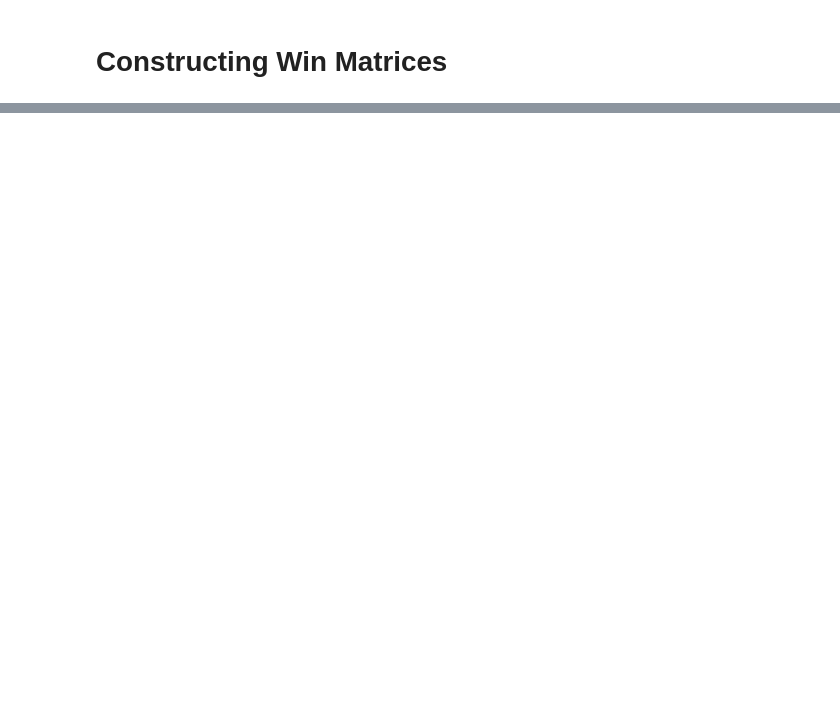
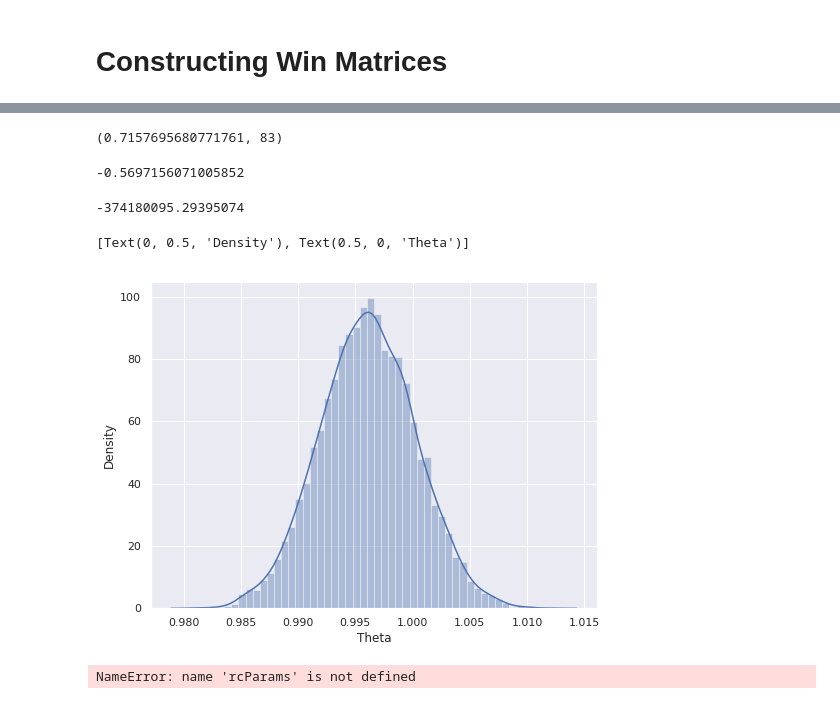
Before and after one commit to odderaser/msu-writing-project, a Jupyter notebook: notebooks/Cleaning SaltyBet Character and Image Data.ipynb, the cells around one changed output, grey strips where cells are left out. Cells and saved outputs as stored; diff of their text form; code cells hidden in the pictures; blank space fills up the shorter version.

```diff
--- a/notebooks/Cleaning SaltyBet Match Data.ipynb
+++ b/notebooks/Cleaning SaltyBet Character and Image Data.ipynb
@@ -405,0 +585,12 @@ np.savetxt("/home/jordan/width_advantage_loss_matrix.csv", width_advantage_loss_
+# %%
+num_correct/(len(test_match_data) - num_errors), num_errors
+# %% [output]
+(0.7157695680771761, 83)
+# %%
+np.mean(np.array(log_loss))
+# %% [output]
+-0.5697156071005852
+# %%
+np.sum(np.array(log_loss))
+# %% [output]
+-374180095.29395074
@@ -405,0 +603,18 @@ np.savetxt("/home/jordan/width_advantage_loss_matrix.csv", width_advantage_loss_
+# %%
+theta = pd.read_csv('/home/jordan/Downloads/theta2.csv', header=None)
+posterior = pd.read_csv('/home/jordan/Downloads/height_advantage2.csv', header=None)
+theta = theta[1000:]
+posterior = posterior[1000:]
+theta = np.array(theta).reshape((9000,))
+# %%
+ax = sns.distplot(theta, norm_hist=True)
+sns.set({'figure.figsize' : (6, 8)})
+ax.set(xlabel='Theta', ylabel='Density')
+# %% [output]
+[Text(0, 0.5, 'Density'), Text(0.5, 0, 'Theta')]
+[figure, added]
+# %%
+imp
+rcParams.keys()
+# %% [output]
+NameError: name 'rcParams' is not defined
```
Also changed, not shown: parts of 47 cells of this notebook, 9 other files.
